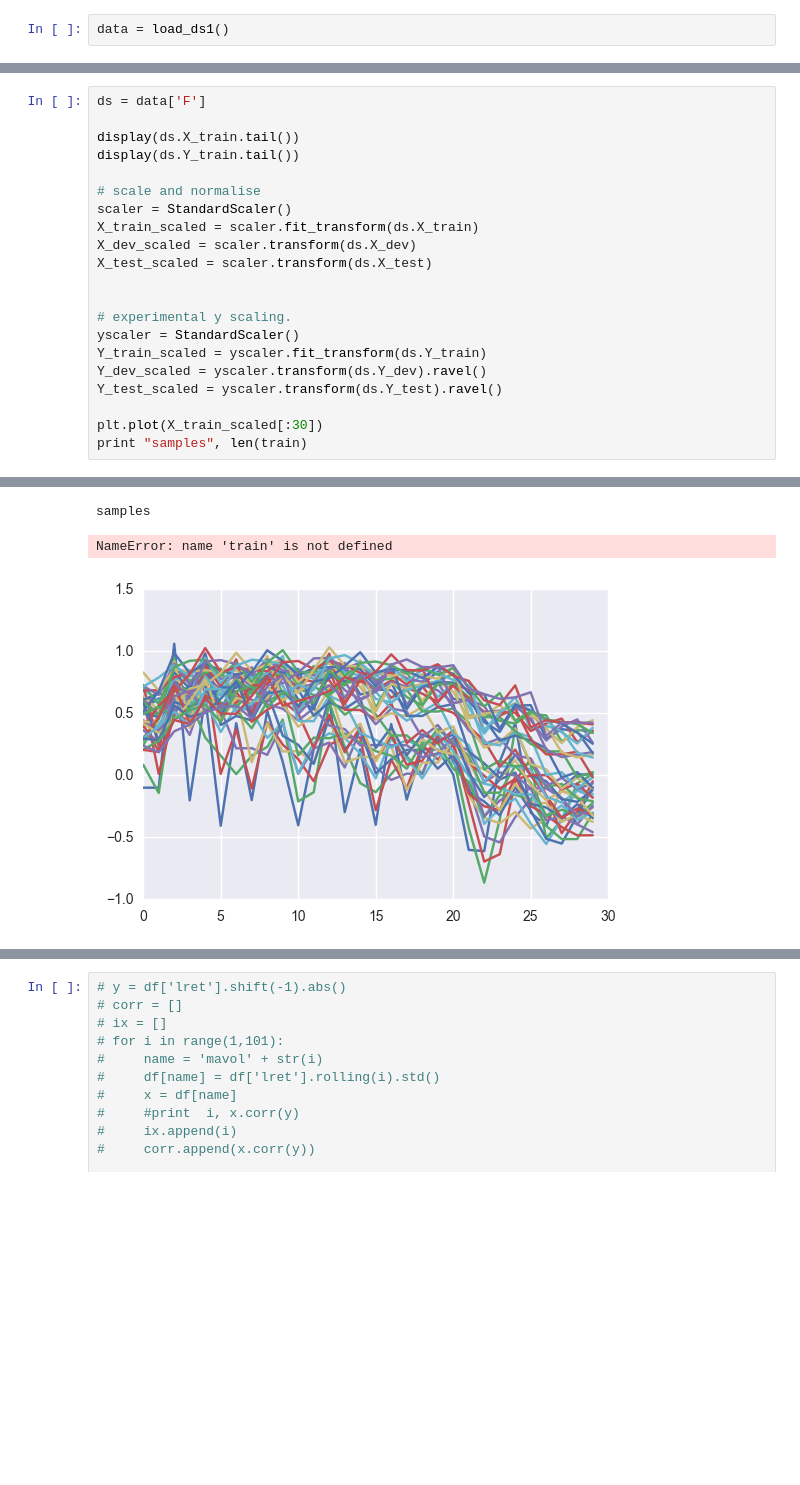
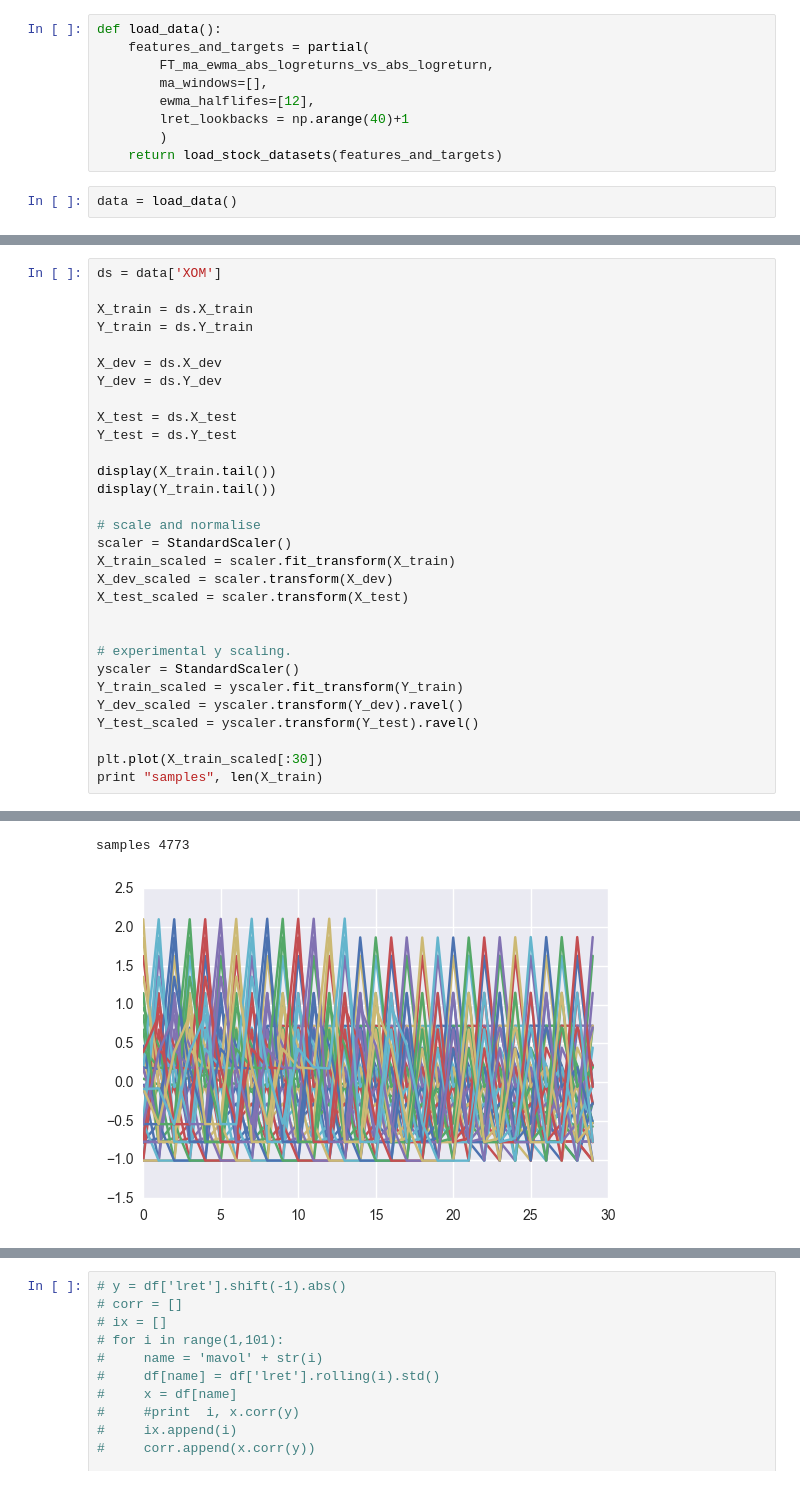
Before and after one commit to andrewwilson/mlnd, a Jupyter notebook: Capstone/Volatility-Prediction-Exploration.ipynb, the cells around one changed output, grey strips where cells are left out. Cells and saved outputs as stored; diff of their text form; blank space fills up the shorter version.

```diff
--- a/Capstone/Volatility-Prediction-Exploration.ipynb
+++ b/Capstone/Volatility-Prediction-Exploration.ipynb
@@ -27,2 +16,11 @@ BAX.csv   CSCO.csv  EMR.csv   IBM.csv   MO.csv    PNC.csv   TJX.csv   XOM.csv
+# %%
+def load_data():
+    features_and_targets = partial(
+        FT_ma_ewma_abs_logreturns_vs_abs_logreturn,
+        ma_windows=[],
+        ewma_halflifes=[12],
+        lret_lookbacks = np.arange(40)+1
+        )
+    return load_stock_datasets(features_and_targets)
 # %%
-data = load_ds1()
+data = load_data()
@@ -50,22 +64,31 @@ DataSet(name='F', X_train=              lret-1    lret-2    lret-3    lret-4
 # %%
-ds = data['F']
+ds = data['XOM']
 
-display(ds.X_train.tail())
-display(ds.Y_train.tail())
+X_train = ds.X_train
+Y_train = ds.Y_train
+
+X_dev = ds.X_dev
+Y_dev = ds.Y_dev
+
+X_test = ds.X_test
+Y_test = ds.Y_test
+
+display(X_train.tail())
+display(Y_train.tail())
 
 # scale and normalise
 scaler = StandardScaler()
-X_train_scaled = scaler.fit_transform(ds.X_train)
-X_dev_scaled = scaler.transform(ds.X_dev)
-X_test_scaled = scaler.transform(ds.X_test)
+X_train_scaled = scaler.fit_transform(X_train)
+X_dev_scaled = scaler.transform(X_dev)
+X_test_scaled = scaler.transform(X_test)
 
 
 # experimental y scaling.
 yscaler = StandardScaler()
-Y_train_scaled = yscaler.fit_transform(ds.Y_train)
-Y_dev_scaled = yscaler.transform(ds.Y_dev).ravel()
-Y_test_scaled = yscaler.transform(ds.Y_test).ravel()
+Y_train_scaled = yscaler.fit_transform(Y_train)
+Y_dev_scaled = yscaler.transform(Y_dev).ravel()
+Y_test_scaled = yscaler.transform(Y_test).ravel()
 
 plt.plot(X_train_scaled[:30])
-print "samples", len(train)
+print "samples", len(X_train)
 # %% [output]
@@ -85,6 +108,5 @@ print "samples", len(train)
-samples
+samples 4773
-NameError: name 'train' is not defined
-[figure, old version]
+[figure, new version]
 # %%
 plt.scatter(X_train['lret-1'].abs(), np.abs(Y_train_scaled))
 # %% [output]
```
Also changed, not shown: parts of 26 cells of this notebook, 1 other file.
